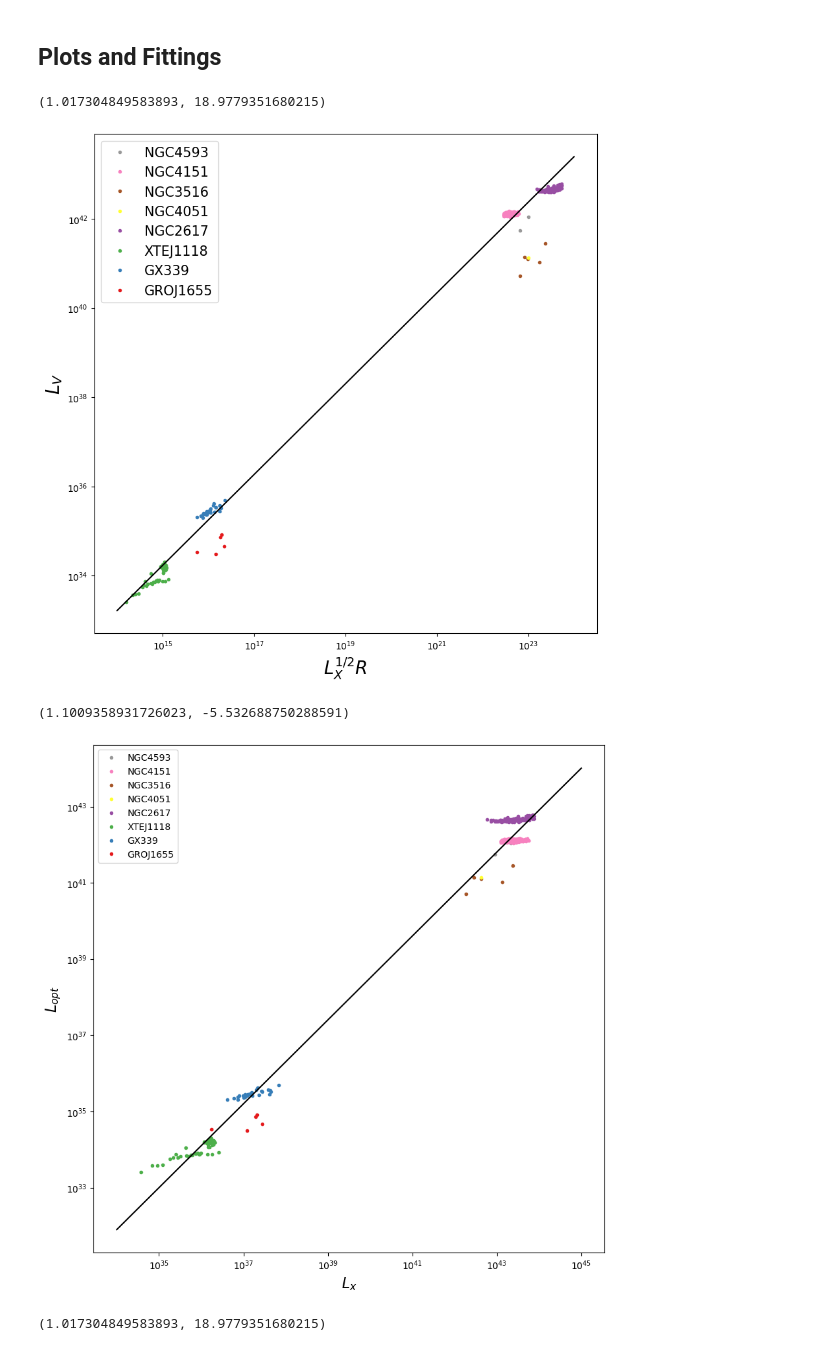
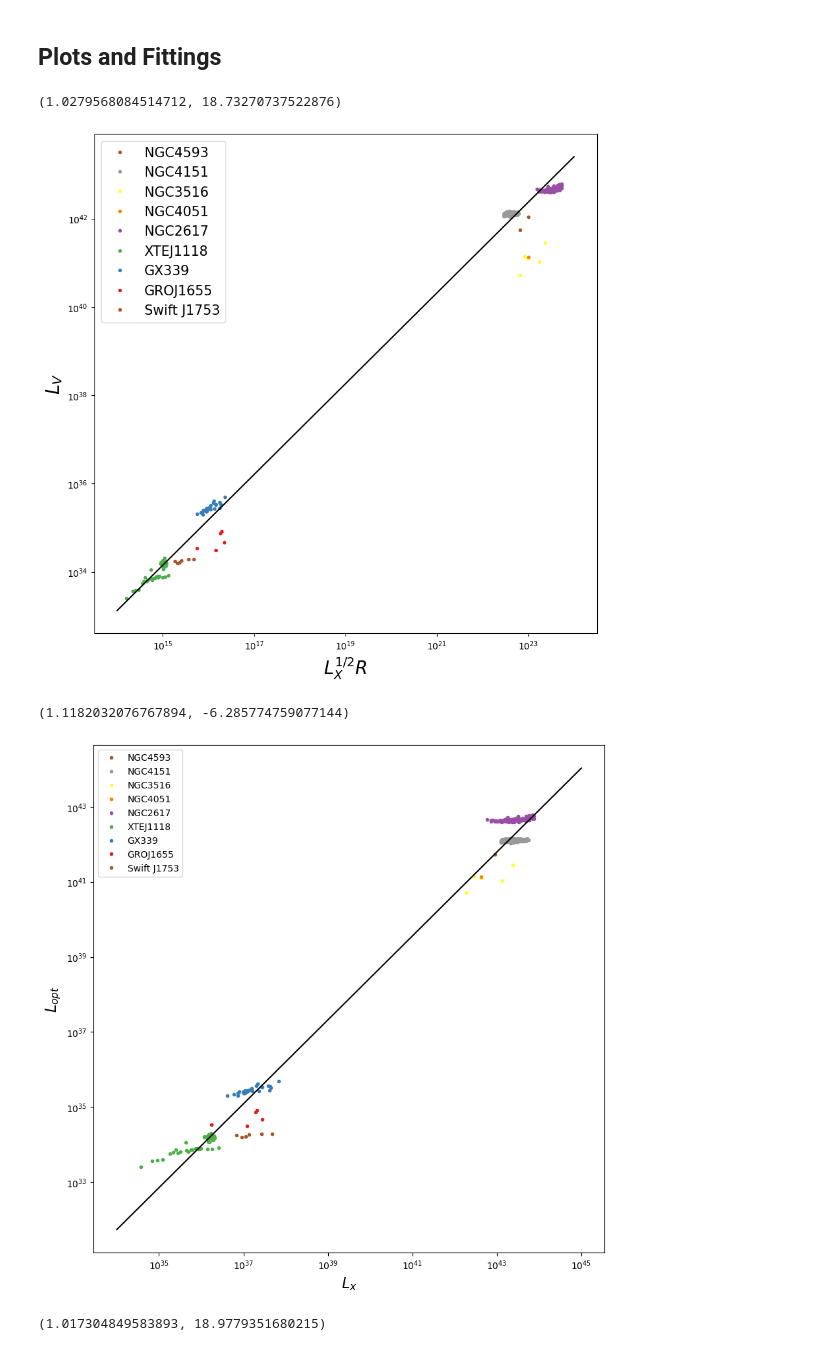
Before and after one commit to changhyun-cho/astrophysics, a Jupyter notebook: agn-xrb/correlations.ipynb, the cells around one changed output. Cells and saved outputs as stored; diff of their text form; code cells hidden in the pictures.

Commit message:
added Swift J1753 data

```diff
--- a/agn-xrb/correlations.ipynb
+++ b/agn-xrb/correlations.ipynb
@@ -21,7 +21,7 @@ import matplotlib.pyplot as plt
 # %%
 # Size (only for notebook)
 plt.rcParams["figure.figsize"] = [10, 10]
-colors = matplotlib.cm.Set1(np.linspace(0, 1, 8))
+colors = matplotlib.cm.Set1(np.linspace(0, 1, 10))
 # %% [markdown]
 ## X-Ray Binaries
 # %% [markdown]
@@ -100,3 +102,26 @@ df = pd.merge(df, xtej, how="outer")
+# %%
+# read the file
+j1753 = pd.read_csv("/Users/avm4/work/GitHub/astrophysics/agn-xrb/data/swift-j1753.csv")
+# j1753 = j1753.dropna()
+
+j1753["Target"] = "GX339"
+
+# add lag (in hour)
+j1753["Lag"] = 2.5  # sec
+j1753["Lag"] /= 3600  # hour
+
+# change units and calculate
+j1753["L_x"] = 10 ** j1753["log(Lx_bol)"]
+j1753["L_opt"] = 10 ** j1753["log(L_opt)"]
+j1753["sqrt(L_x) a"] = np.sqrt(j1753["L_x"]) * j1753["Lag"]
+
+# extract
+j1753 = j1753[["Target", "sqrt(L_x) a", "L_opt", "L_x"]]
+j1753
+
+# merge
+df = pd.merge(df, j1753, how="outer")
+# df
 # %% [markdown]
 ## AGN
 # %% [markdown]
@@ -168,7 +193,7 @@ df
 # %%
 # AGN
 plt.plot(n4593["sqrt(L_x) a"], n4593["L_opt"], ".", c=colors[7], label="NGC4593")
-plt.plot(n4151["sqrt(L_x) a"], n4151["L_opt"], ".", c=colors[6], label="NGC4151")
+plt.plot(n4151["sqrt(L_x) a"], n4151["L_opt"], ".", c=colors[8], label="NGC4151")
 plt.plot(n3516["sqrt(L_x) a"], n3516["L_opt"], ".", c=colors[5], label="NGC3516")
 plt.plot(n4051["sqrt(L_x) a"], n4051["L_opt"], ".", c=colors[4], label="NGC4051")
 plt.plot(n2617["sqrt(L_x) a"], n2617["L_opt"], ".", c=colors[3], label="NGC2617")
@@ -177,6 +202,7 @@ plt.plot(n2617["sqrt(L_x) a"], n2617["L_opt"], ".", c=colors[3], label="NGC2617"
 plt.plot(xtej["sqrt(L_x) a"], xtej["L_opt"], ".", c=colors[2], label="XTEJ1118")
 plt.plot(gx["sqrt(L_x) a"], gx["L_opt"], ".", c=colors[1], label="GX339")
 plt.plot(groj["sqrt(L_x) a"], groj["L_opt"], ".", c=colors[0], label="GROJ1655")
+plt.plot(j1753["sqrt(L_x) a"], j1753["L_opt"], ".", c=colors[6], label="Swift J1753")
 
 
 # info
@@ -205,12 +231,12 @@ plt.plot(xfit, function(xfit, a, b), c="black")
 
 a, b  # exactly the same as the excel result
 # %% [output]
-(1.017304849583893, 18.9779351680215)
+(1.0279568084514712, 18.73270737522876)
-[figure, old version]
+[figure, new version]
 # %%
 # AGN
 plt.plot(n4593["L_x"], n4593["L_opt"], ".", c=colors[7], label="NGC4593")
-plt.plot(n4151["L_x"], n4151["L_opt"], ".", c=colors[6], label="NGC4151")
+plt.plot(n4151["L_x"], n4151["L_opt"], ".", c=colors[8], label="NGC4151")
 plt.plot(n3516["L_x"], n3516["L_opt"], ".", c=colors[5], label="NGC3516")
 plt.plot(n4051["L_x"], n4051["L_opt"], ".", c=colors[4], label="NGC4051")
 plt.plot(n2617["L_x"], n2617["L_opt"], ".", c=colors[3], label="NGC2617")
@@ -219,36 +245,37 @@ plt.plot(n2617["L_x"], n2617["L_opt"], ".", c=colors[3], label="NGC2617")
 plt.plot(xtej["L_x"], xtej["L_opt"], ".", c=colors[2], label="XTEJ1118")
 plt.plot(gx["L_x"], gx["L_opt"], ".", c=colors[1], label="GX339")
 plt.plot(groj["L_x"], groj["L_opt"], ".", c=colors[0], label="GROJ1655")
+plt.plot(j1753["L_x"], j1753["L_opt"], ".", c=colors[6], label="Swift J1753")
 
 
 # info
 plt.legend()
 plt.xscale("log")
 plt.yscale("log")
 plt.xlabel(r"$L_x$", fontsize=16)
 plt.ylabel(r"$L_{opt}$", fontsize=16)
 
 
 # fitting
 logC = np.log10(df["L_x"])
 logD = np.log10(df["L_opt"])
 
 c, d = np.polyfit(logC, logD, 1)
 
 
 xfit = np.logspace(34, 45, 100)
 
 
 def function(x, c, d):
     return 10 ** (d) * x ** (c)
 
 
 plt.plot(xfit, function(xfit, c, d), c="black")
 
 c, d  # exactly the same as the excel result
 # %% [output]
-(1.1009358931726023, -5.532688750288591)
+(1.1182032076767894, -6.285774759077144)
-[figure, old version]
+[figure, new version]
 # %%
 # AGN
 plt.plot(n4593["sqrt(L_x) a"], n4593["L_opt"], ".", c=colors[7], label="NGC4593")
```
Also changed, not shown: parts of 2 cells of this notebook, 7 other files.
